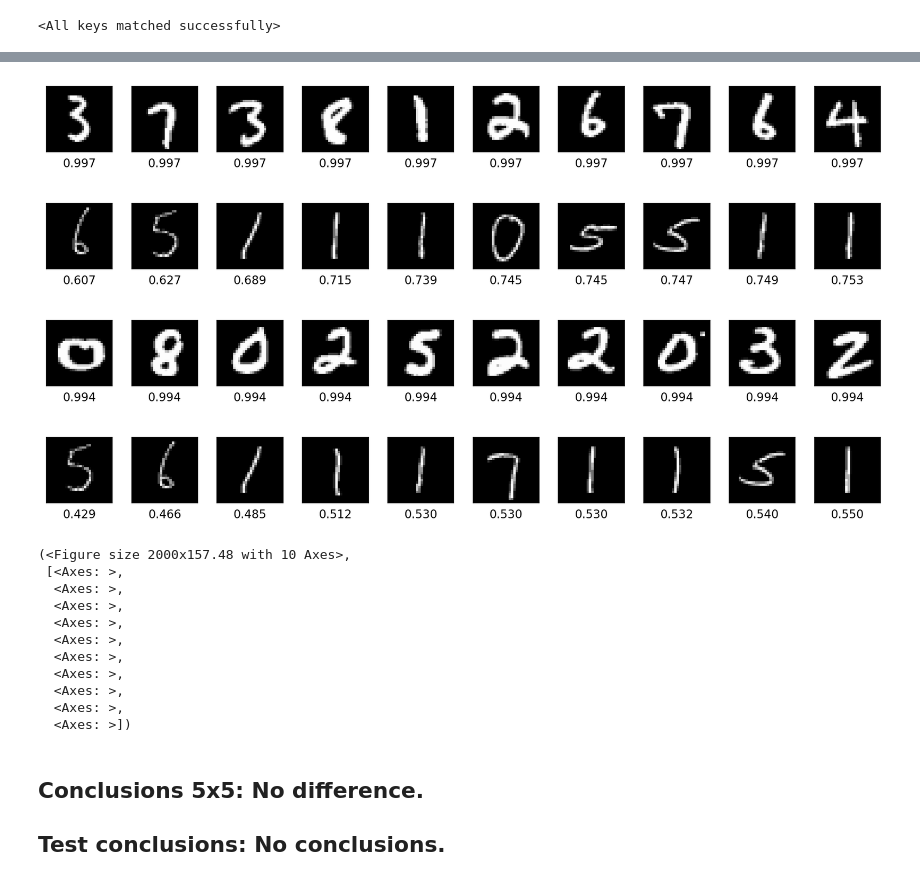
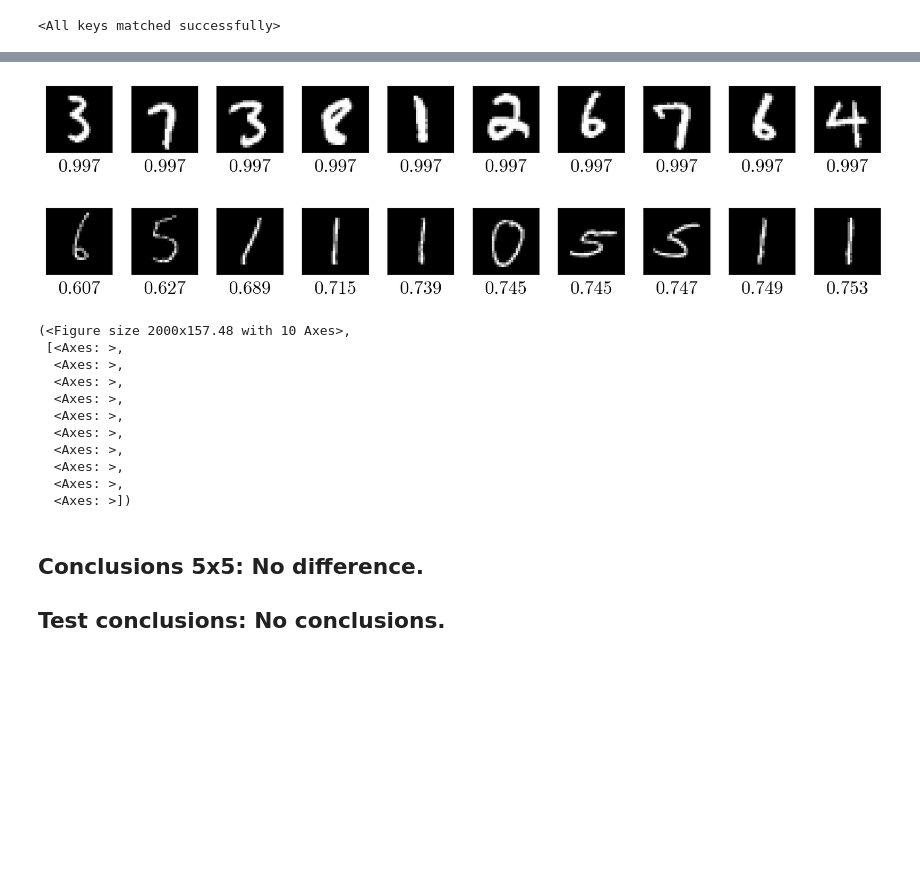
Before and after one commit to nishant-ingle/backdoors, a Jupyter notebook: pixel-conv2d-shape.ipynb, the cells around one changed output, grey strips where cells are left out. Cells and saved outputs as stored; diff of their text form; code cells hidden in the pictures; blank space fills up the shorter version.

```diff
--- a/pixel-conv2d-shape.ipynb
+++ b/pixel-conv2d-shape.ipynb
@@ -1495,49 +1501,51 @@ def save_n_xsr_images_one_row(
                 clip_on=False,
             )
 
         for spine in ax.spines.values():
             spine.set_linewidth(1)
 
     fig.savefig(out_pdf, bbox_inches="tight")
     if show:
         plt.show()
     if close:
         plt.close(fig)
 
     return fig, axes
 
 save_n_xsr_images_one_row(
     XSRAwareDataset(topimgs2x2, toplbls2x2, topscores2x2),
     "xsw_2x2_top.pdf",
     n=10,
     annotate="xsr",
+    font_size=16,
+    font_path = 'latexfont.otf'
 )
 
 save_n_xsr_images_one_row(
     XSRAwareDataset(bottomimgs2x2, bottomlbls2x2, bottomscores2x2),
     "xsw_2x2_bottom.pdf",
     n=10,
     annotate="xsr",
+    font_size=16,
+    font_path = 'latexfont.otf'
 )
 
-save_n_xsr_images_one_row(
-    XSRAwareDataset(topimgs3x3, toplbls3x3, topscores3x3),
-    "xsw_3x3_top.pdf",
-    n=10,
-    annotate="xsr",
-)
+# save_n_xsr_images_one_row(
+#     XSRAwareDataset(topimgs3x3, toplbls3x3, topscores3x3),
+#     "xsw_3x3_top.pdf",
+#     n=10,
+#     annotate="xsr",
+# )
 
-save_n_xsr_images_one_row(
-    XSRAwareDataset(bottomimgs3x3, bottomlbls3x3, bottomscores3x3),
-    "xsw_3x3_bottom.pdf",
-    n=10,
-    annotate="xsr",
-)
+# save_n_xsr_images_one_row(
+#     XSRAwareDataset(bottomimgs3x3, bottomlbls3x3, bottomscores3x3),
+#     "xsw_3x3_bottom.pdf",
+#     n=10,
+#     annotate="xsr",
+# )
 # %% [output]
-[figure, old version]
+[figure, new version]
-[figure, old version]
+[figure, new version]
-[figure, removed]
-[figure, removed]
 (<Figure size 2000x157.48 with 10 Axes>,
  [<Axes: >,
   <Axes: >,
```
Also changed, not shown: parts of 7 cells of this notebook.
